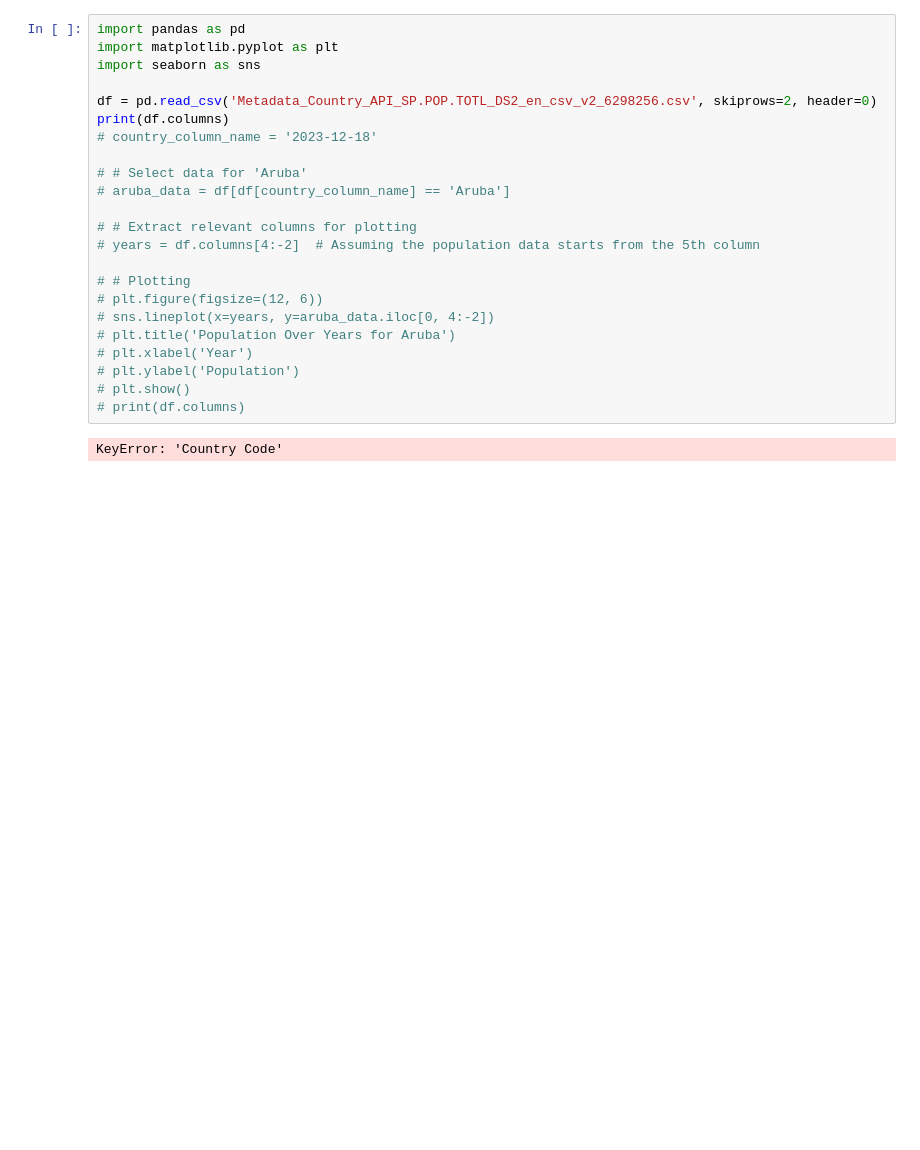
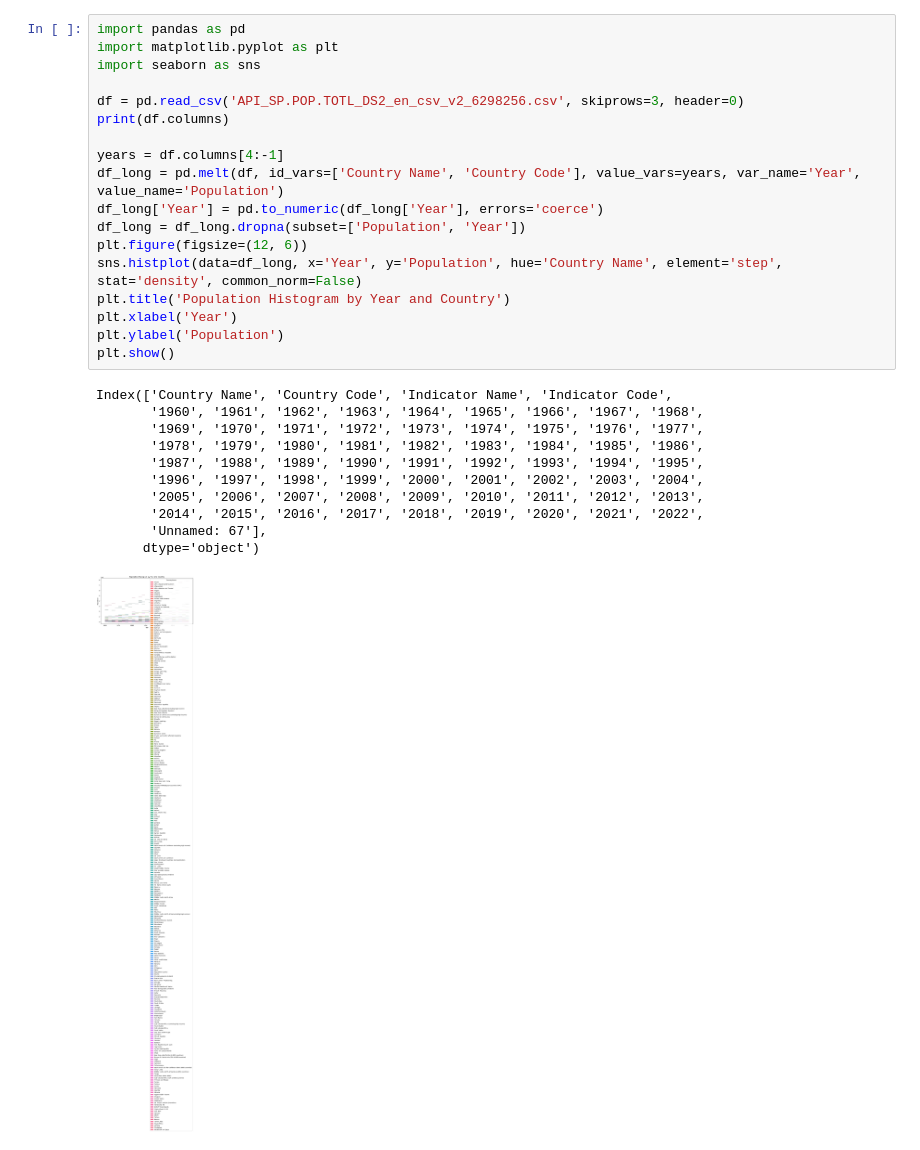
Before and after one commit to LikhitaMagar01/Data-Visualization-using-Histogram, a Jupyter notebook: task_1.ipynb, the cells around one changed output. Cells and saved outputs as stored; diff of their text form; blank space fills up the shorter version.

Commit message:
feat: show the histogram of the population in a countries by years

```diff
--- a/task_1.ipynb
+++ b/task_1.ipynb
@@ -1,25 +1,30 @@
 # %%
 import pandas as pd
 import matplotlib.pyplot as plt
 import seaborn as sns
 
-df = pd.read_csv('Metadata_Country_API_SP.POP.TOTL_DS2_en_csv_v2_6298256.csv', skiprows=2, header=0)
+df = pd.read_csv('API_SP.POP.TOTL_DS2_en_csv_v2_6298256.csv', skiprows=3, header=0)
 print(df.columns)
-# country_column_name = '2023-12-18'
 
-# # Select data for 'Aruba'
-# aruba_data = df[df[country_column_name] == 'Aruba']
-
-# # Extract relevant columns for plotting
-# years = df.columns[4:-2]  # Assuming the population data starts from the 5th column
-
-# # Plotting
-# plt.figure(figsize=(12, 6))
-# sns.lineplot(x=years, y=aruba_data.iloc[0, 4:-2])
-# plt.title('Population Over Years for Aruba')
-# plt.xlabel('Year')
-# plt.ylabel('Population')
-# plt.show()
-# print(df.columns)
+years = df.columns[4:-1]
+df_long = pd.melt(df, id_vars=['Country Name', 'Country Code'], value_vars=years, var_name='Year', value_name='Population')
+df_long['Year'] = pd.to_numeric(df_long['Year'], errors='coerce')
+df_long = df_long.dropna(subset=['Population', 'Year'])
+plt.figure(figsize=(12, 6))
+sns.histplot(data=df_long, x='Year', y='Population', hue='Country Name', element='step', stat='density', common_norm=False)
+plt.title('Population Histogram by Year and Country')
+plt.xlabel('Year')
+plt.ylabel('Population')
+plt.show()
 # %% [output]
-KeyError: 'Country Code'
+Index(['Country Name', 'Country Code', 'Indicator Name', 'Indicator Code',
+       '1960', '1961', '1962', '1963', '1964', '1965', '1966', '1967', '1968',
+       '1969', '1970', '1971', '1972', '1973', '1974', '1975', '1976', '1977',
+       '1978', '1979', '1980', '1981', '1982', '1983', '1984', '1985', '1986',
+       '1987', '1988', '1989', '1990', '1991', '1992', '1993', '1994', '1995',
+       '1996', '1997', '1998', '1999', '2000', '2001', '2002', '2003', '2004',
+       '2005', '2006', '2007', '2008', '2009', '2010', '2011', '2012', '2013',
+       '2014', '2015', '2016', '2017', '2018', '2019', '2020', '2021', '2022',
+       'Unnamed: 67'],
+      dtype='object')
+[figure, added]
```
Also changed, not shown: 3 other files.
